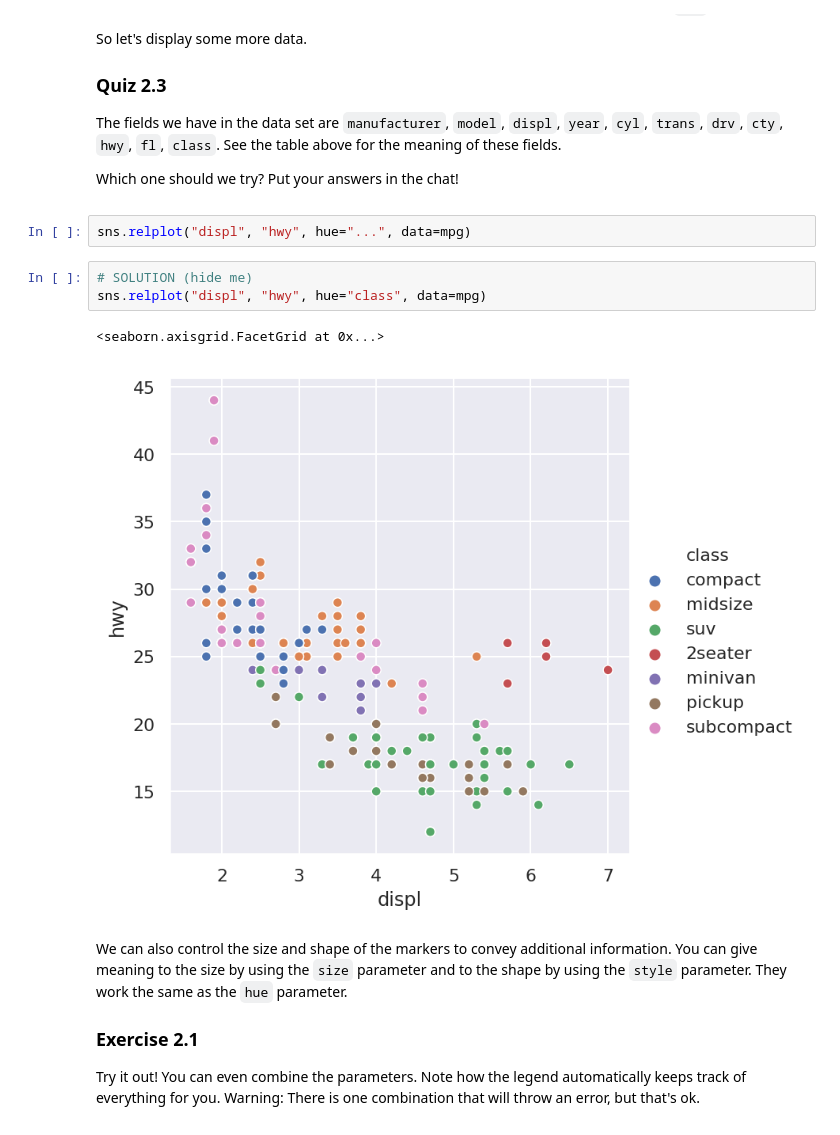
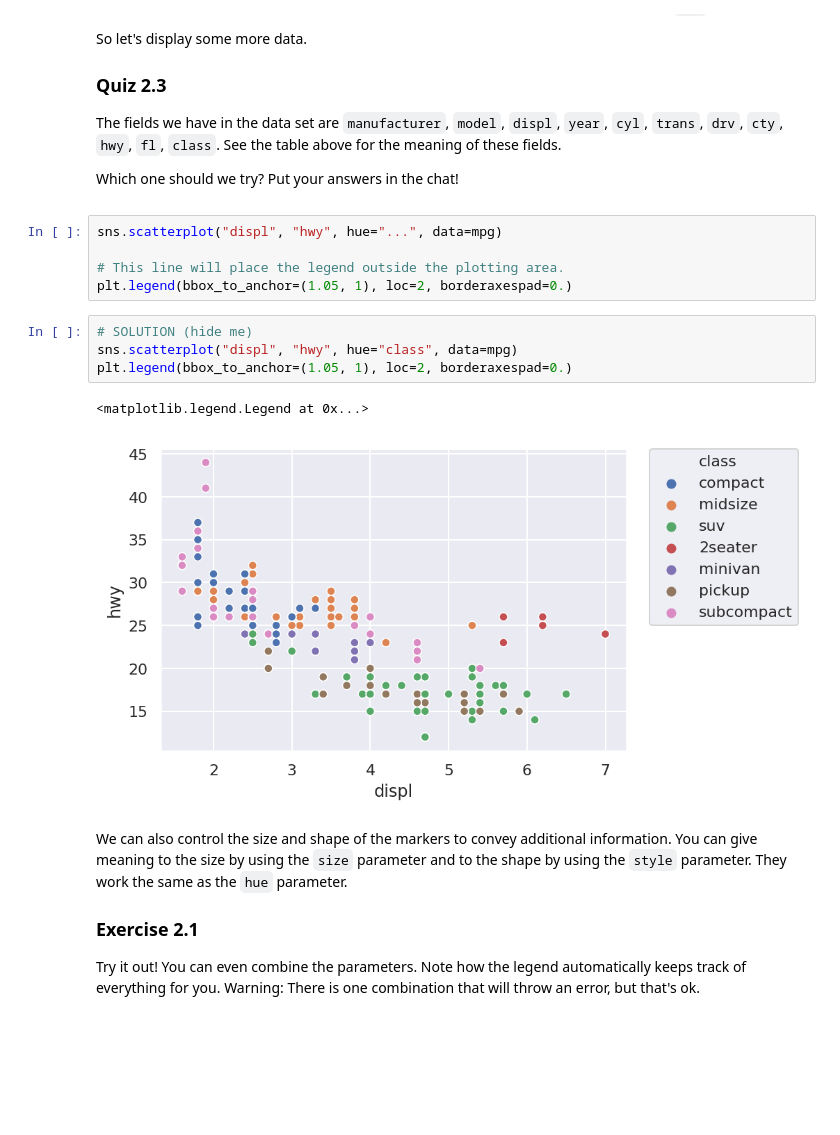
Before and after one commit to drjarno/python-workshop-2020-may, a Jupyter notebook: Chapter 2.ipynb, the cells around one changed output. Drawn from its saved outputs; the diff is of its cells as text; blank space fills up the shorter version.

```diff
--- a/Chapter 2.ipynb
+++ b/Chapter 2.ipynb
@@ -86,14 +86,18 @@ The fields we have in the data set are `manufacturer`, `model`, `displ`, `year`,
 
 Which one should we try? Put your answers in the chat!
 <div style="margin-bottom: 20em;"> </div>
-# %%
-sns.relplot("displ", "hwy", hue="...", data=mpg)
+# %%
+sns.scatterplot("displ", "hwy", hue="...", data=mpg)
+
+# This line will place the legend outside the plotting area.
+plt.legend(bbox_to_anchor=(1.05, 1), loc=2, borderaxespad=0.)
 # %%
 # SOLUTION (hide me)
-sns.relplot("displ", "hwy", hue="class", data=mpg)
+sns.scatterplot("displ", "hwy", hue="class", data=mpg)
+plt.legend(bbox_to_anchor=(1.05, 1), loc=2, borderaxespad=0.)
 # %% [output]
-<seaborn.axisgrid.FacetGrid at 0x...>
+<matplotlib.legend.Legend at 0x...>
-[figure, old version]
+[figure, new version]
 # %% [markdown]
 We can also control the size and shape of the markers to convey additional information. You can give meaning to the size by using the `size` parameter and to the shape by using the `style` parameter. They work the same as the `hue` parameter.
 
```
Also changed, not shown: parts of 56 cells of this notebook.
